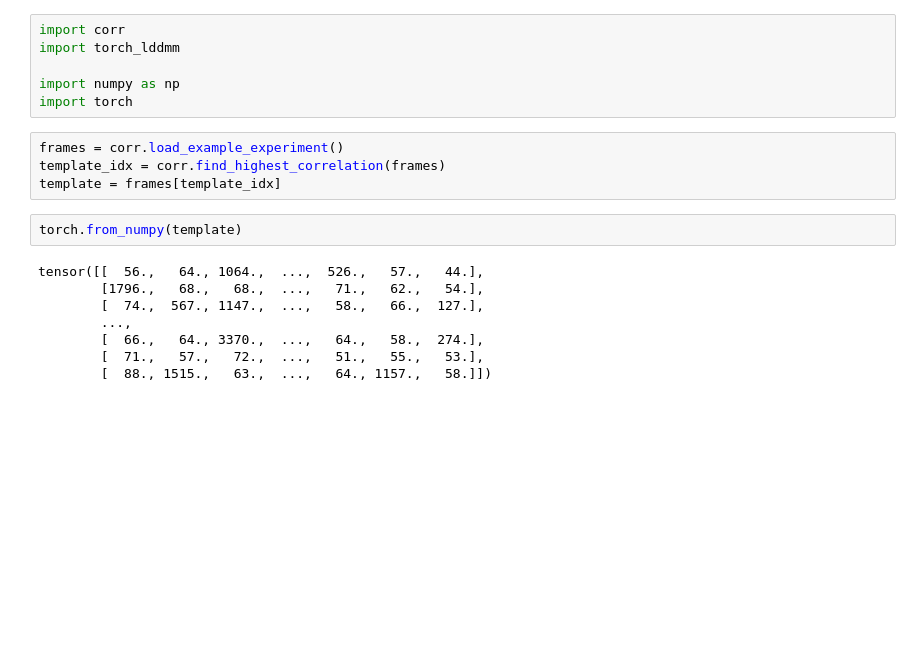
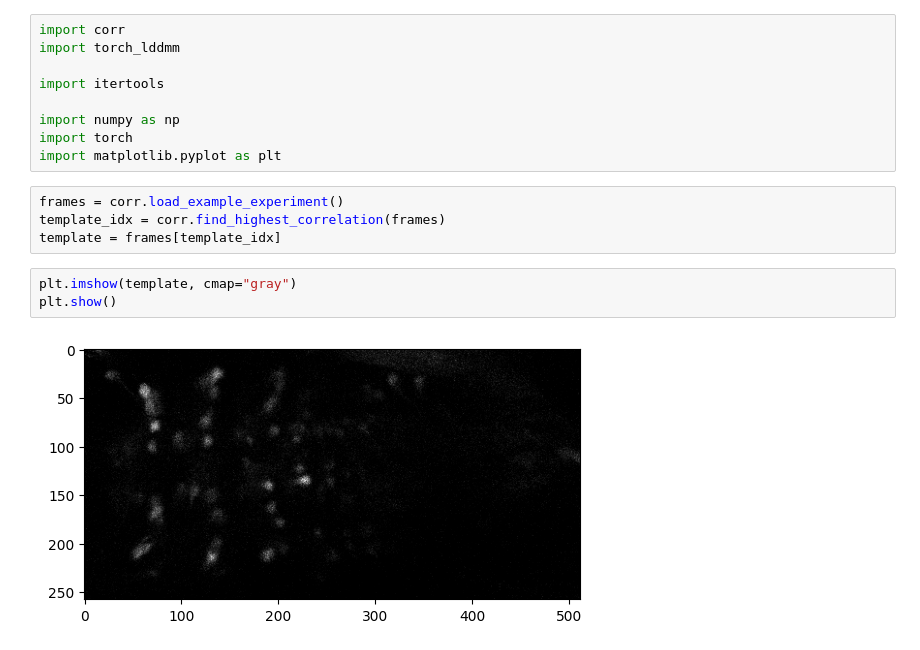
Before and after one commit to MoritzPalm/BIMAP, a Jupyter notebook: bimap/src/lddmm_test.ipynb, the cells around one changed output. Cells and saved outputs as stored; diff of their text form; blank space fills up the shorter version.

```diff
--- a/bimap/src/lddmm_test.ipynb
+++ b/bimap/src/lddmm_test.ipynb
@@ -2,19 +2,17 @@
 import corr
 import torch_lddmm
 
+import itertools
+
 import numpy as np
 import torch
+import matplotlib.pyplot as plt
 # %%
 frames = corr.load_example_experiment()
 template_idx = corr.find_highest_correlation(frames)
 template = frames[template_idx]
-# %%
-torch.from_numpy(template)
-# %% [output]
-tensor([[  56.,   64., 1064.,  ...,  526.,   57.,   44.],
-        [1796.,   68.,   68.,  ...,   71.,   62.,   54.],
-        [  74.,  567., 1147.,  ...,   58.,   66.,  127.],
-        ...,
-        [  66.,   64., 3370.,  ...,   64.,   58.,  274.],
-        [  71.,   57.,   72.,  ...,   51.,   55.,   53.],
-        [  88., 1515.,   63.,  ...,   64., 1157.,   58.]])
+# %%
+plt.imshow(template, cmap="gray")
+plt.show()
+# %% [output]
+[figure, added]
```
Also changed, not shown: parts of 6 cells of this notebook, 7 other files.
